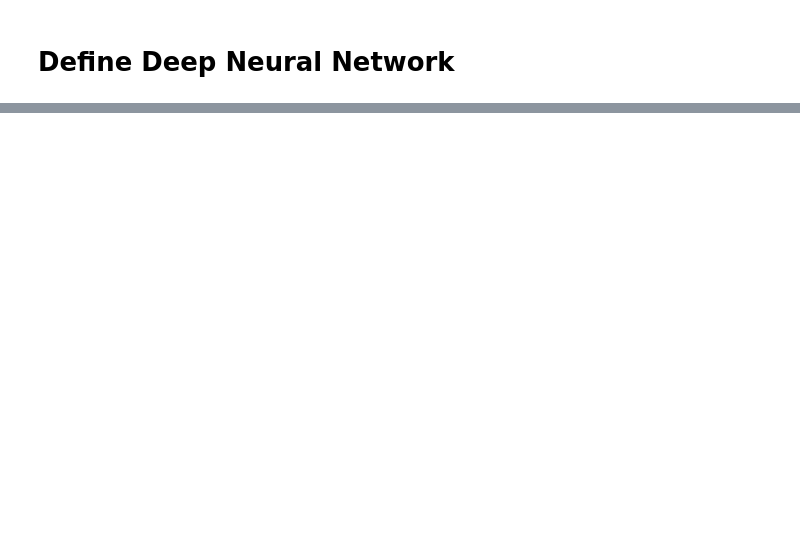
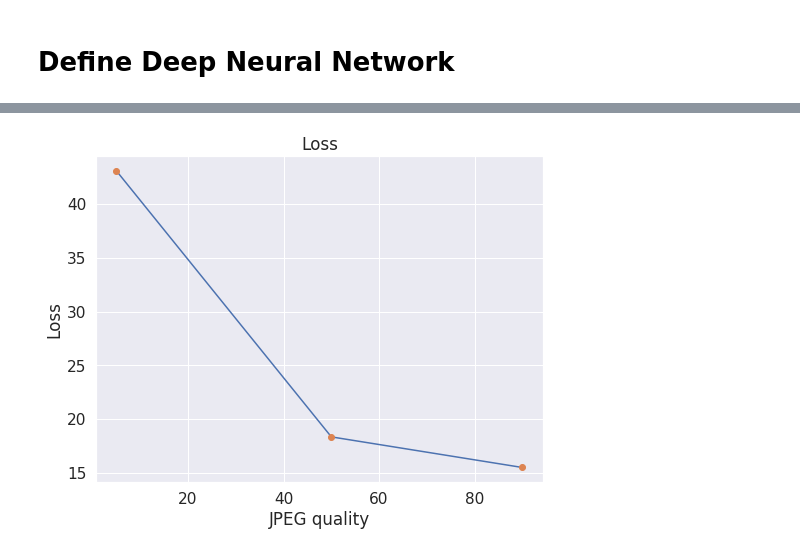
Before and after one commit to marcinwolter/MedicalPictures, a Jupyter notebook: figure_jpeg_cnn_reco.ipynb, the cells around one changed output, grey strips where cells are left out. Saved outputs shown, nothing was run; the diff lists cells and outputs as text; code cells hidden in the pictures; blank space fills up the shorter version.

```diff
--- a/figure_jpeg_cnn_reco.ipynb
+++ b/figure_jpeg_cnn_reco.ipynb
@@ -637,0 +623,10 @@ plot_results(2)
+# %%
+#plot loss
+pyl.plot(jpeg_compression_list, loss_scores)
+pyl.plot(jpeg_compression_list, loss_scores,'o')
+pyl.title("Loss")
+pyl.xlabel("JPEG quality")
+pyl.ylabel("Loss")
+pyl.show()
+# %% [output]
+[figure, added]
```
Also changed, not shown: parts of 25 cells of this notebook.
